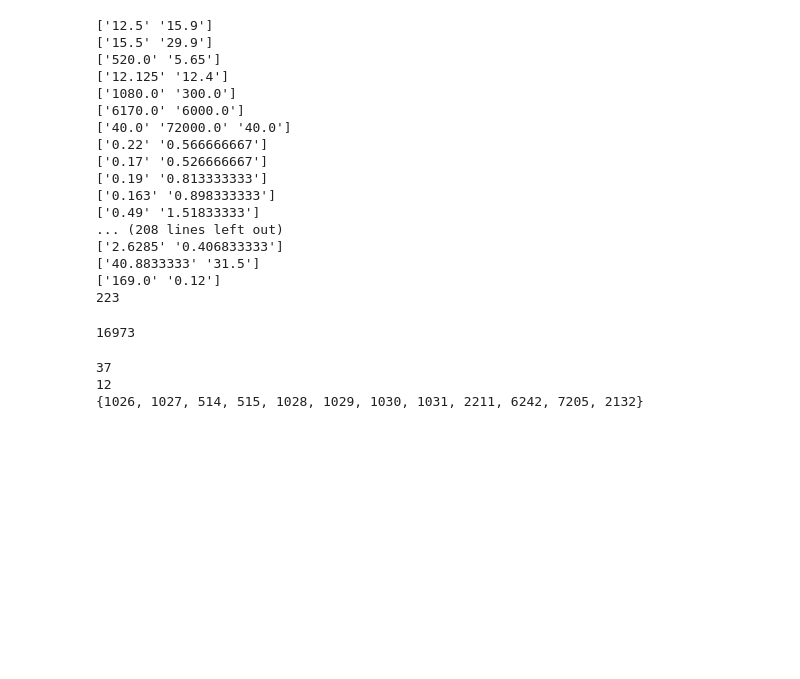
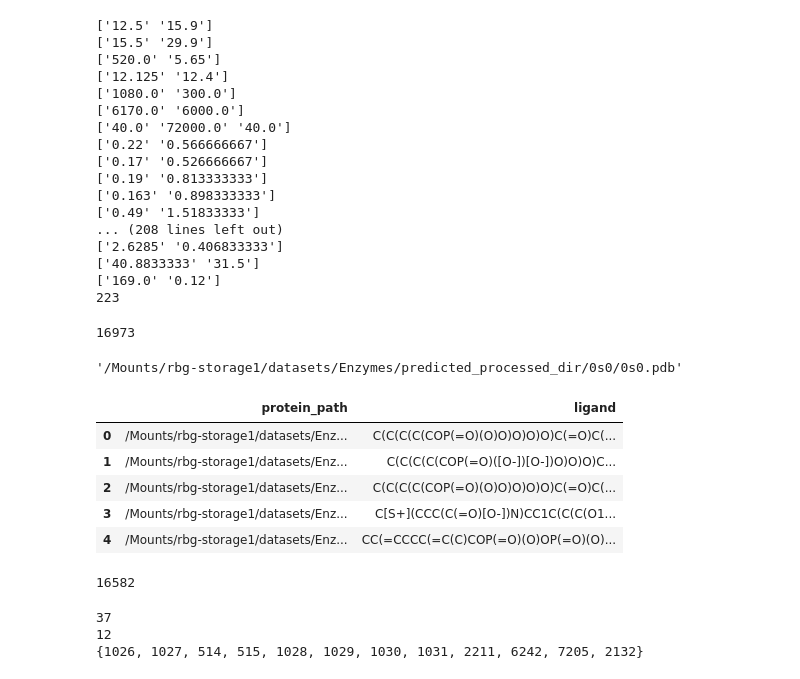
Before and after one commit to pgmikhael/clipzyme, a Jupyter notebook: notebooks/enzyme_eda.ipynb, the cells around one changed output. Saved outputs shown, nothing was run; the diff lists cells and outputs as text; code cells hidden in the pictures; blank space fills up the shorter version.

```diff
--- a/notebooks/enzyme_eda.ipynb
+++ b/notebooks/enzyme_eda.ipynb
@@ -131,8 +132,12 @@ len([val for val in df_data["seq_id"].values if val not in [1026, 1027, 514, 515
 # %% [output]
 16973
 # %%
+sample_ids = set()
 for sample in tqdm(data):
     sample_id = sample["sample_id"]
+    if sample_id in sample_ids:
+        continue
+    sample_ids.add(sample_id)
     dir_name = "s".join(sample_id.split("_")[-2:])
     path_to_dir = os.path.join(processed_dir, dir_name)
     if not os.path.exists(path_to_dir):
@@ -143,6 +148,43 @@ for sample in tqdm(data):
         pickle.dump(sample["Smiles"], open(path_to_smile, "wb"))
     if os.path.exists(pdb_file) and not os.path.exists(os.path.join(path_to_dir, dir_name + ".pdb")):
         shutil.copy(pdb_file, os.path.join(path_to_dir, dir_name + ".pdb"))
+# %%
+pdbs = []
+smiles = []
+sample_ids = set()
+
+for sample in tqdm(data):
+    sample_id = sample["sample_id"]
+    if sample_id in sample_ids:
+        continue
+    sample_ids.add(sample_id)
+    dir_name = "s".join(sample_id.split("_")[-2:])
+    path_to_dir = os.path.join(processed_dir, dir_name)
+    path_to_smile = os.path.join(path_to_dir, dir_name + "_smile.pkl")
+    pdb_file = os.path.join(structures_dir, "seq_id_" + str(sample["seq_id"]) + ".pdb")
+    if not os.path.exists(pdb_file):
+        continue
+    pdbs.append(os.path.join(path_to_dir, dir_name + ".pdb"))
+    smiles.append(sample['Smiles'])
+# %%
+pdbs[0]
+# %% [output]
+'/Mounts/rbg-storage1/datasets/Enzymes/predicted_processed_dir/0s0/0s0.pdb'
+# %%
+df_prot_ligand = pd.DataFrame({"protein_path": pdbs, "ligand":smiles})
+df_prot_ligand.to_csv("/Mounts/rbg-storage1/datasets/Enzymes/diffdock/data/kcat_prot_ligand.csv")
+df_prot_ligand.head()
+# %% [output]
+|  | protein_path | ligand |
+| 0 | /Mounts/rbg-storage1/datasets/Enz... | C(C(C(C(COP(=O)(O)O)O)O)O)C(=O)C(... |
+| 1 | /Mounts/rbg-storage1/datasets/Enz... | C(C(C(C(COP(=O)([O-])[O-])O)O)O)C... |
+| 2 | /Mounts/rbg-storage1/datasets/Enz... | C(C(C(C(COP(=O)(O)O)O)O)O)C(=O)C(... |
+| 3 | /Mounts/rbg-storage1/datasets/Enz... | C[S+](CCC(C(=O)[O-])N)CC1C(C(C(O1... |
+| 4 | /Mounts/rbg-storage1/datasets/Enz... | CC(=CCCC(=C(C)COP(=O)(O)OP(=O)(O)... |
+# %%
+len(df_prot_ligand)
+# %% [output]
+16582
 # %%
 # remove directories without pdb files
 # %%
```
Also changed, not shown: parts of 12 cells of this notebook.
